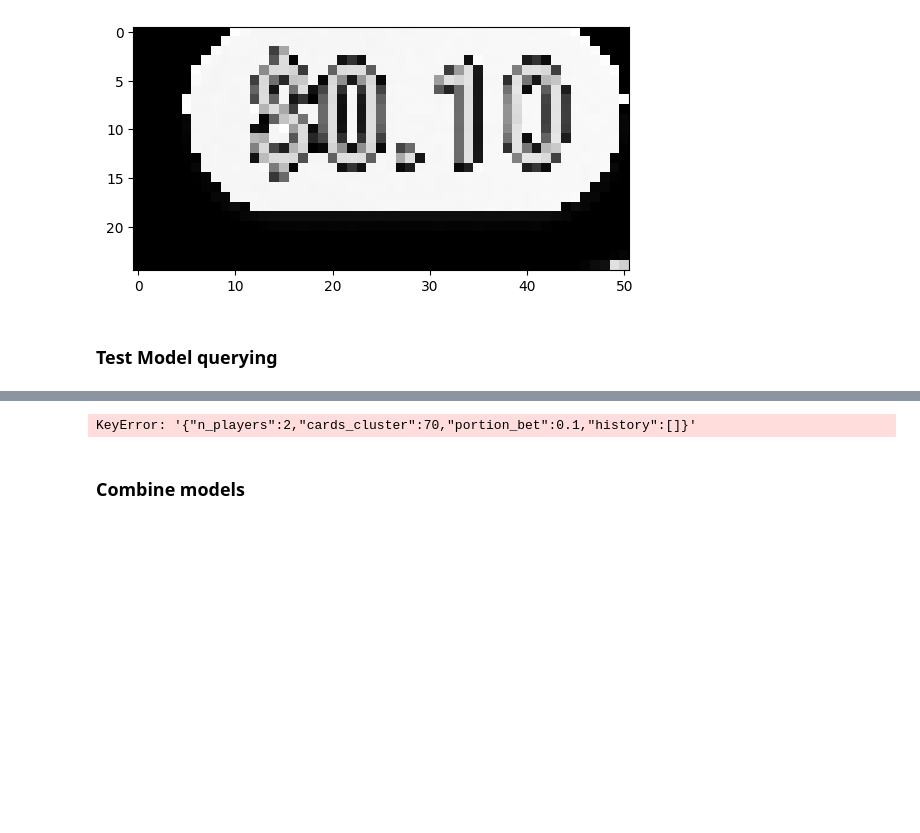
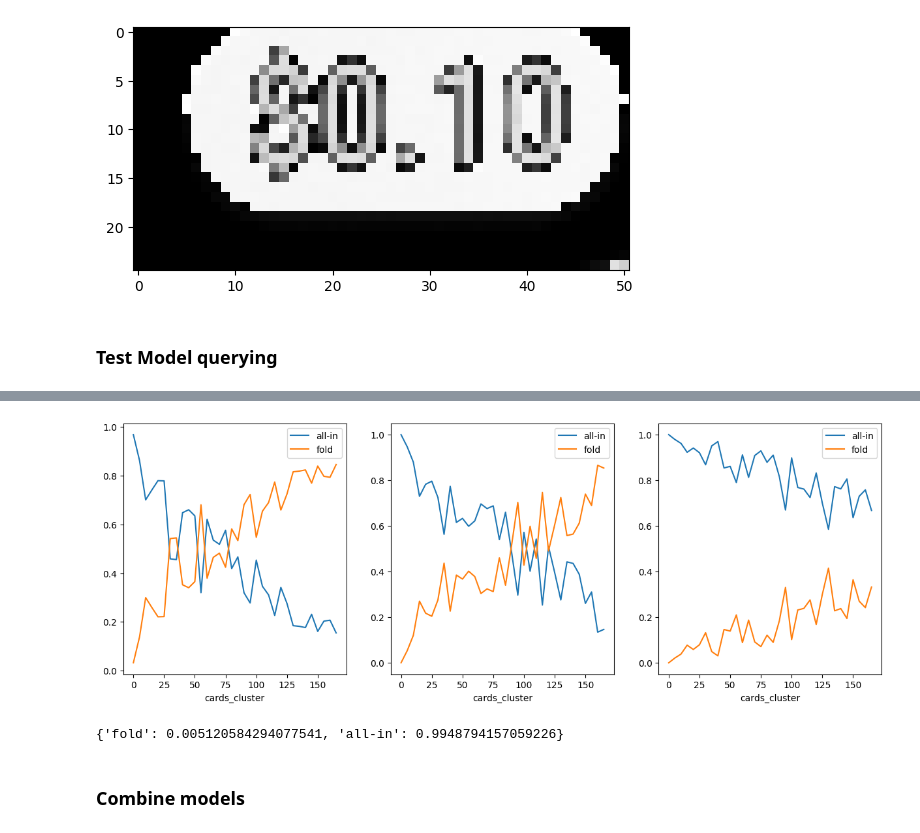
Before and after one commit to macmorn/poker_ai, a Jupyter notebook: poker_ai/bot/testdev.ipynb, the cells around one changed output, grey strips where cells are left out. Drawn from its saved outputs; the diff is of its cells as text; code cells hidden in the pictures; blank space fills up the shorter version.

Commit message:
more model vis

```diff
--- a/poker_ai/bot/testdev.ipynb
+++ b/poker_ai/bot/testdev.ipynb
@@ -57,6 +57,6 @@ def df_model(agent):
 
     return df
 # %%
-model= AoFModel(path_model="models/aof_cumm_round_5.joblib")
+model= AoFModel(path_model="models/aof_avg_round_5_2022_10_06_09_16_11_546798.joblib")
 # %%
 df=df_model(model.model)
@@ -79,7 +84,18 @@ df[(df["cards_cluster"]==70)]
+# %%
+
+
+pd.set_option('display.float_format', lambda x: '%.3f' % x)
+
+portion= 0.5
+fig, axes = plt.subplots(1, 3, figsize=(15, 5))
+for a, n in zip(range(3),[0.0,0.3,0.7]):
+    df[(df.n_players == 4) & (df.portion_bet==n)].groupby("cards_cluster")["all-in","fold"].mean().plot(ax=axes[a])
+# %% [output]
+[figure, added]
 # %%
-model.model['{"n_players":2,"cards_cluster":70,"portion_bet":0.1,"history":[]}']
+model.model['{"n_players":4,"cards_cluster":10,"portion_bet":0.0,"history":[]}']
 # %% [output]
-KeyError: '{"n_players":2,"cards_cluster":70,"portion_bet":0.1,"history":[]}'
+{'fold': 0.005120584294077541, 'all-in': 0.9948794157059226}
 # %% [markdown]
 ### Combine models
 # %%
```
Also changed, not shown: parts of 7 cells of this notebook.
